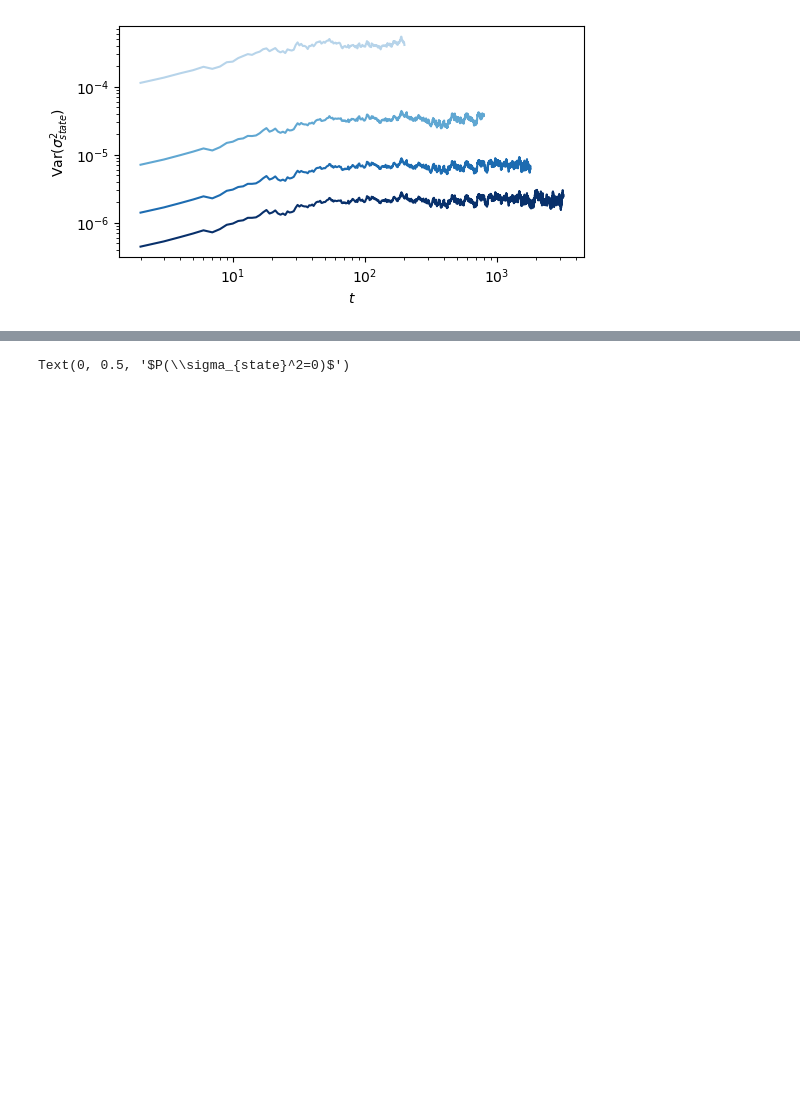
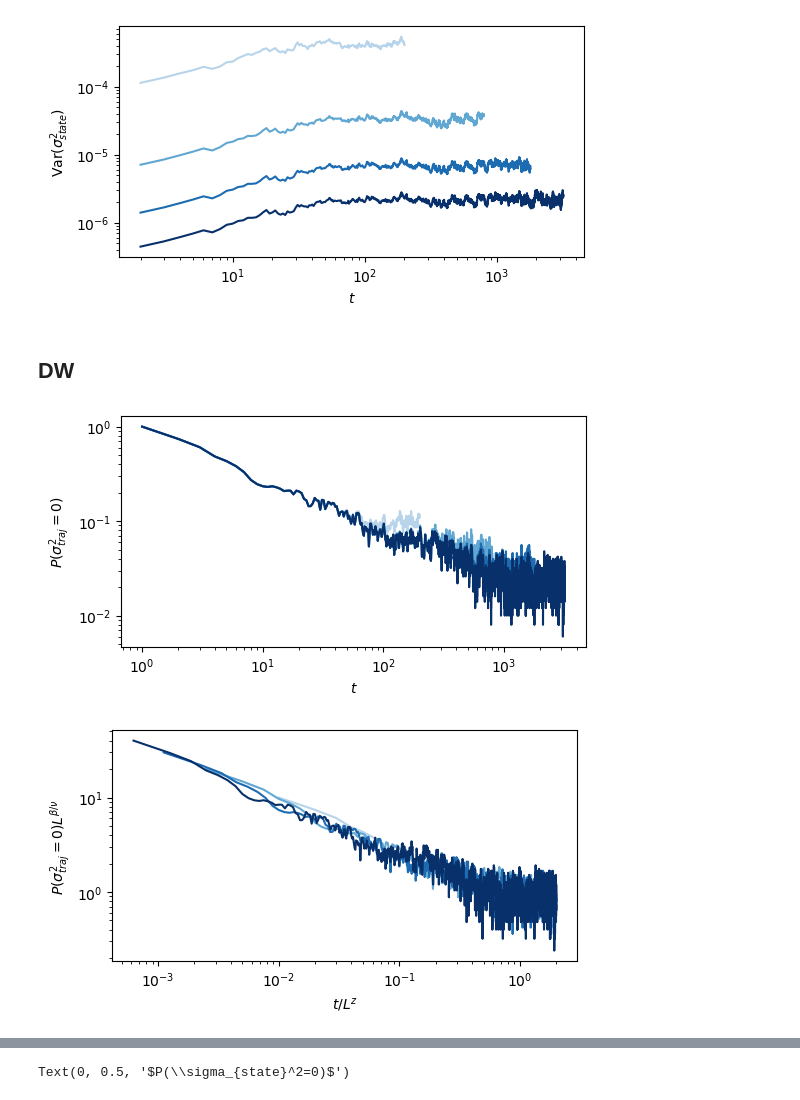
Before and after one commit to hainingpan/CT_MPS, a Jupyter notebook: FM_fluct_T.ipynb, the cells around one changed output, grey strips where cells are left out. Saved outputs shown, nothing was run; the diff lists cells and outputs as text; code cells hidden in the pictures; blank space fills up the shorter version.

```diff
--- a/FM_fluct_T.ipynb
+++ b/FM_fluct_T.ipynb
@@ -567,10 +561,9 @@ Text(0, 0.5, '$P(\\sigma_{state}^2=0)$')
 # %%
-def plot_T(data, p, metric, method, rescale=False, idxmin=1, xscale='log',yscale='log', xlim=None):
+def plot_T(data, p, metric, method, rescale=False, idxmin=1, xscale='log',yscale='log', xlim=None, z = 2,     beta = 1, nu = 1):
     fig, ax = plt.subplots(figsize=(6,3))
     color_list = plt.cm.Blues(np.linspace(0.3,1,4))
-    z = 2
-    beta = 1
-    nu = 1
+
+
     for idx, L in enumerate([10,20,30,40]):
         x = np.arange(len(data[p,L]))[idxmin:]
         y = data[p,L][idxmin:]
@@ -600,3 +599,19 @@ def plot_T(data, p, metric, method, rescale=False, idxmin=1, xscale='log',yscale
+# %%
+traj_weight = {}
+state_weight = {}
+traj_mean = {}
+state_mean = {}
+traj_var = {}
+state_var = {}
+for L in [10,20,30,40]:
+    with open(f'traj_state_var_O_L{L}.pickle','rb') as f:
+        data2= pickle.load(f)
+        traj_weight.update(data2['traj_weight'])
+        state_weight.update(data2['state_weight'])
+        traj_mean.update(data2['traj_mean'])
+        state_mean.update(data2['state_mean'])
+        traj_var.update(data2['traj_var'])
+        state_var.update(data2['state_var'])
 # %%
 plot_T(traj_weight, p=0.5, metric='weight', method='traj', )
 plot_T(traj_weight, p=0.5, metric='weight', method='traj', rescale=True, )
@@ -681,3 +696,27 @@ plot_T(state_var, p=0.4, metric='var', method='state', xscale='log',idxmin=2, )
 plot_T(state_var, p=0.6, metric='var', method='state', xscale='log',idxmin=2, )
 # %% [output]
 [figure]
+# %% [markdown]
+## DW
+# %%
+traj_weight_DW = {}
+state_weight_DW = {}
+traj_mean_DW = {}
+state_mean_DW = {}
+traj_var_DW = {}
+state_var_DW = {}
+for L in [10,20,30,40]:
+    with open(f'traj_state_var_DW_L{L}.pickle','rb') as f:
+        data= pickle.load(f)
+        traj_weight_DW.update(data['traj_weight'])
+        state_weight_DW.update(data['state_weight'])
+        traj_mean_DW.update(data['traj_mean'])
+        state_mean_DW.update(data['state_mean'])
+        traj_var_DW.update(data['traj_var'])
+        state_var_DW.update(data['state_var'])
+# %%
+plot_T(traj_weight_DW, p=0.5, metric='weight', method='traj', )
+plot_T(traj_weight_DW, p=0.5, metric='weight', method='traj', rescale=True, )
+# %% [output]
+[figure, added]
+[figure, added]
```
Also changed, not shown: parts of 26 cells of this notebook, 6 other files.
